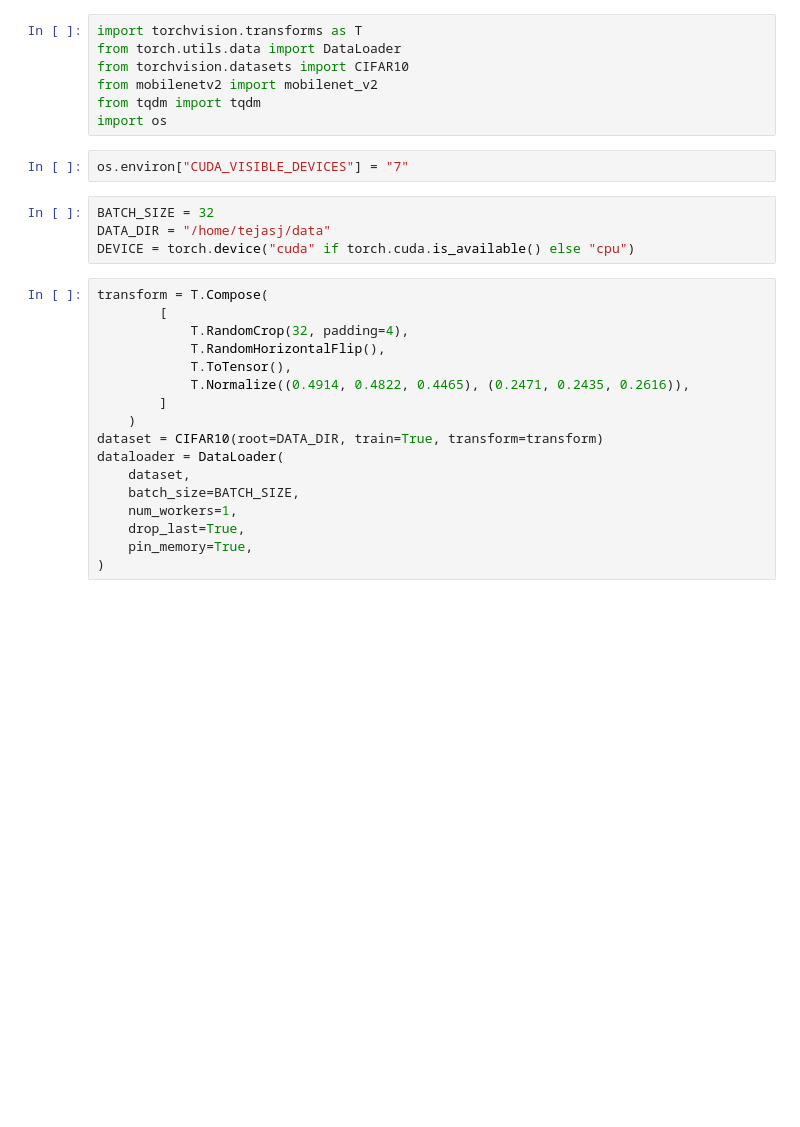
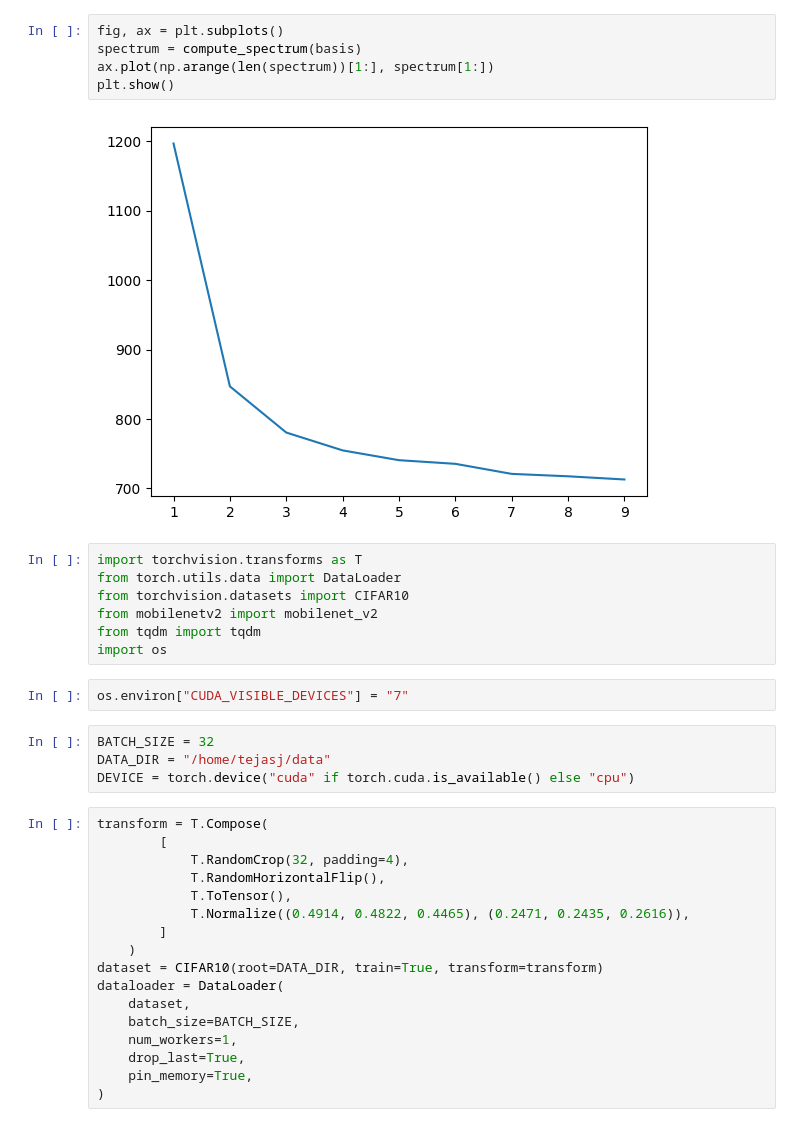
Before and after one commit to tkj516/neural_fisher_kernel, a Jupyter notebook: evaluate.ipynb, the cells around one changed output. Drawn from its saved outputs; the diff is of its cells as text; blank space fills up the shorter version.

```diff
--- a/evaluate.ipynb
+++ b/evaluate.ipynb
@@ -24,3 +34,10 @@ plt.show()
+# %%
+fig, ax = plt.subplots()
+spectrum = compute_spectrum(basis)
+ax.plot(np.arange(len(spectrum))[1:], spectrum[1:])
+plt.show()
+# %% [output]
+[figure, added]
 # %%
 import torchvision.transforms as T
 from torch.utils.data import DataLoader
```
Also changed, not shown: parts of 4 cells of this notebook, 1 other file.
